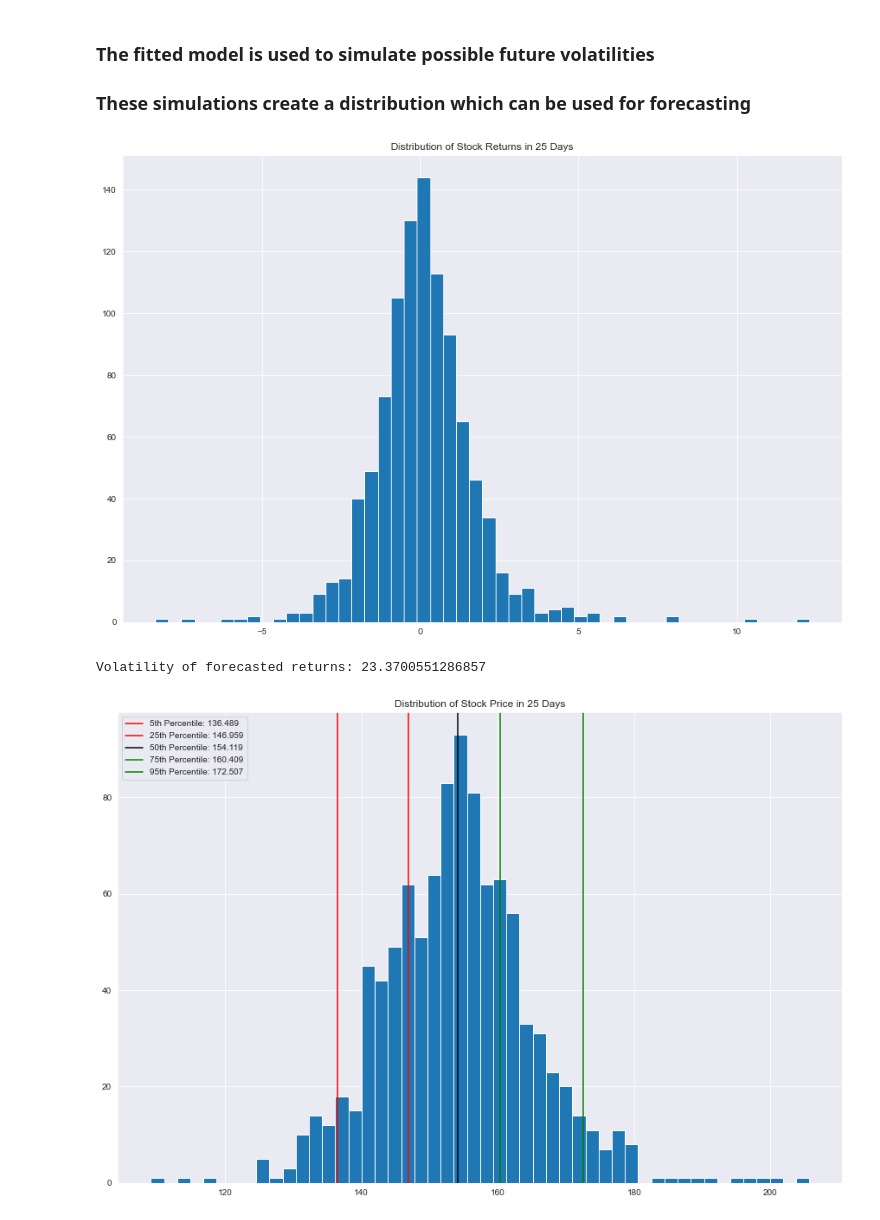
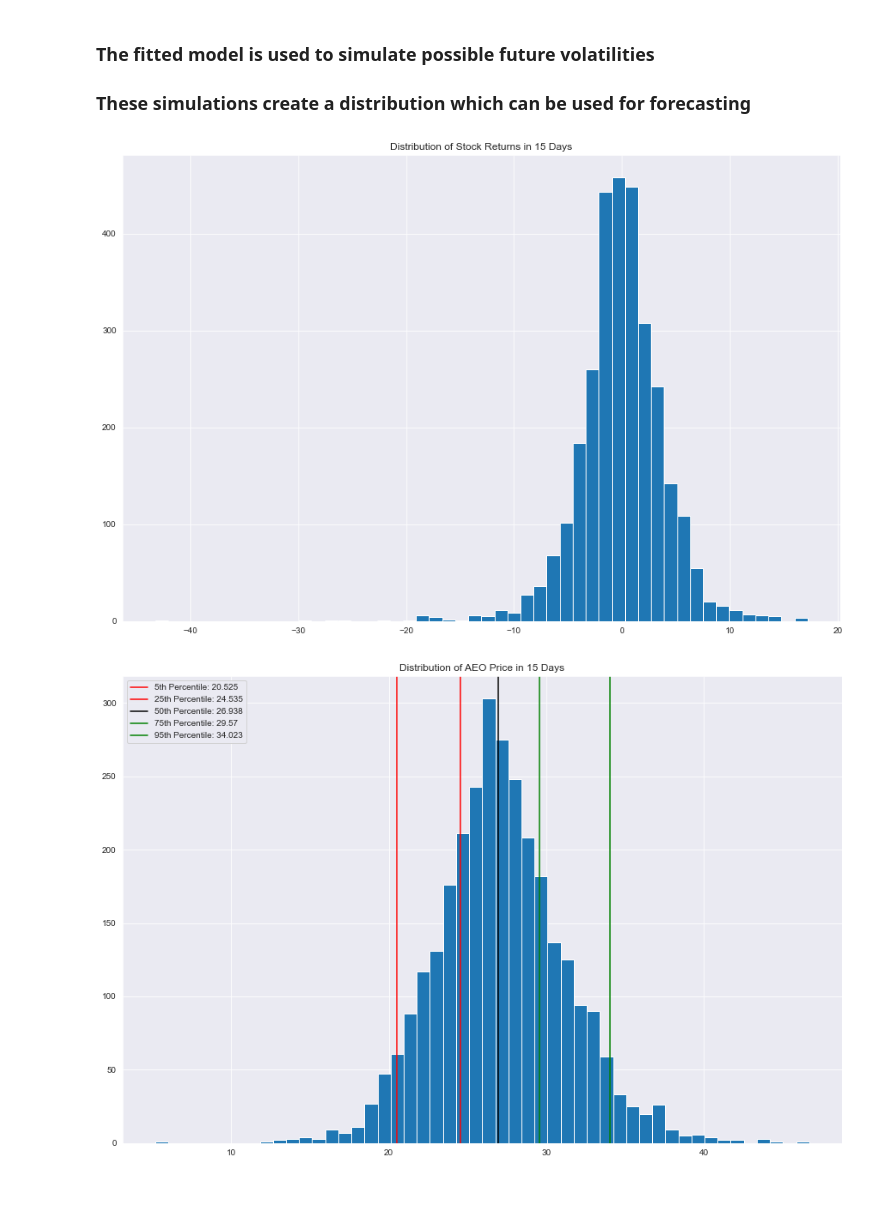
Before and after one commit to AlexStew14/MarketScripts, a Jupyter notebook: garch.ipynb, the cells around one changed output. Saved outputs shown, nothing was run; the diff lists cells and outputs as text; code cells hidden in the pictures; blank space fills up the shorter version.

```diff
--- a/garch.ipynb
+++ b/garch.ipynb
@@ -14,7 +14,7 @@ from arch import arch_model
 import statsmodels.api as sm
 import probscale
 # %%
-symbol = 'AAPL'
+symbol = 'AEO'
 stock = yf.Ticker(symbol)
 hist = stock.history(period='MAX', interval='1d')
 s_types = {'Open': np.float16}
@@ -154,9 +154,9 @@ resid_analysis(results.resid)
 ### The fitted model is used to simulate possible future volatilities
 ### These simulations create a distribution which can be used for forecasting
 # %%
-horizon = 25
-sim_count = 1000
-forecasts = results.forecast(horizon=horizon, method='simulation', simulations=sim_count, reindex=True)
+horizon = 15
+sim_count = 3000
+forecasts = results.forecast(horizon=horizon, method='bootstrap', simulations=sim_count, reindex=True)
 sims = forecasts.simulations
 # %%
 # plt.figure(figsize=(20,10))
@@ -169,11 +169,7 @@ plt.hist(sims.values[-1, :,-1],bins=50)
 plt.title(f'Distribution of Stock Returns in {horizon} Days')
 plt.show()
 # %% [output]
-[figure, old version]
+[figure, new version]
-# %%
-print(f'Volatility of forecasted returns: {sims.values[-1].std() * np.sqrt(252)}')
-# %% [output]
-Volatility of forecasted returns: 23.3700551286857
 # %%
 sim_vals = sims.values[-1]
 sim_vals = (sim_vals / 100) + 1
@@ -186,18 +182,26 @@ end_vals = sim_vals[:, -1]
 # %%
 plt.figure(figsize=(15,10))
 plt.hist(end_vals,bins=50)
 
-def plot_percentile_prices(price_chart=True):
-    for p, c in zip([5, 25, 50, 75, 95], ['red', 'red', 'black', 'green', 'green']):
-        p_val = np.percentile(end_vals, p).round(3) if price_chart else p
-        plt.axvline(p_val, label=f'{p}th Percentile: {p_val}', color=c)
+
+def plot_percentile_prices(percentiles=[5, 25, 50, 75, 95], colors=['red', 'red', 'black', 'green', 'green'], price_chart=True):
+    if len(percentiles) != len(colors):
+        print("Colors and Percentiles must have the same length")
+        return
+
+    for p, c in zip(percentiles, colors):
+        p_val = np.percentile(end_vals, p).round(3)
+        if price_chart:
+            plt.axvline(p_val, label=f'{p}th Percentile: {p_val}', color=c)
+        else:
+            plt.axvline(p, label=f'{p}th Percentile: {p_val}', color=c)
 
 plot_percentile_prices()
 plt.legend(loc='upper left')
-plt.title(f'Distribution of Stock Price in {horizon} Days')
+plt.title(f'Distribution of {symbol} Price in {horizon} Days')
 plt.show()
 # %% [output]
-[figure, old version]
+[figure, new version]
 # %%
 fig, ax = plt.subplots(figsize=(15,10))
 fig = probscale.probplot(end_vals, ax=ax, plottype='pp',
```
Also changed, not shown: parts of 10 cells of this notebook, 1 other file.
